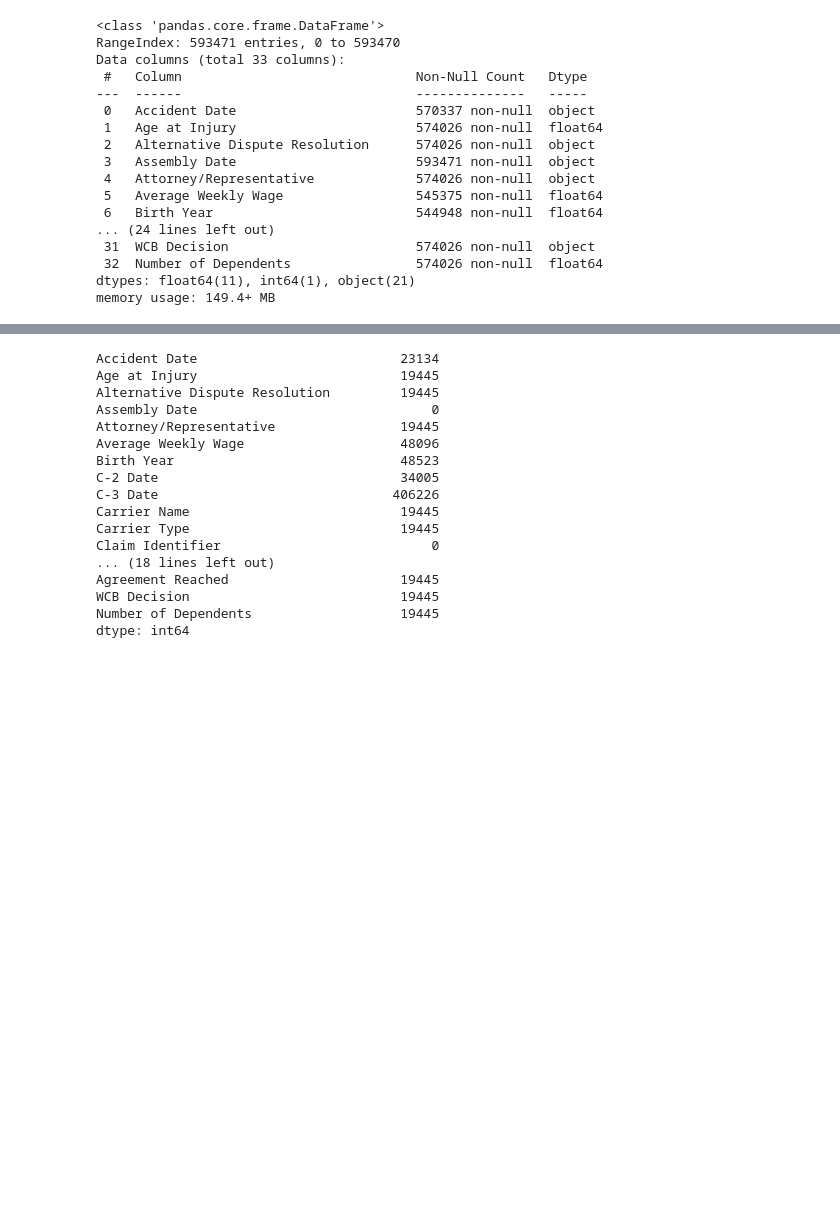
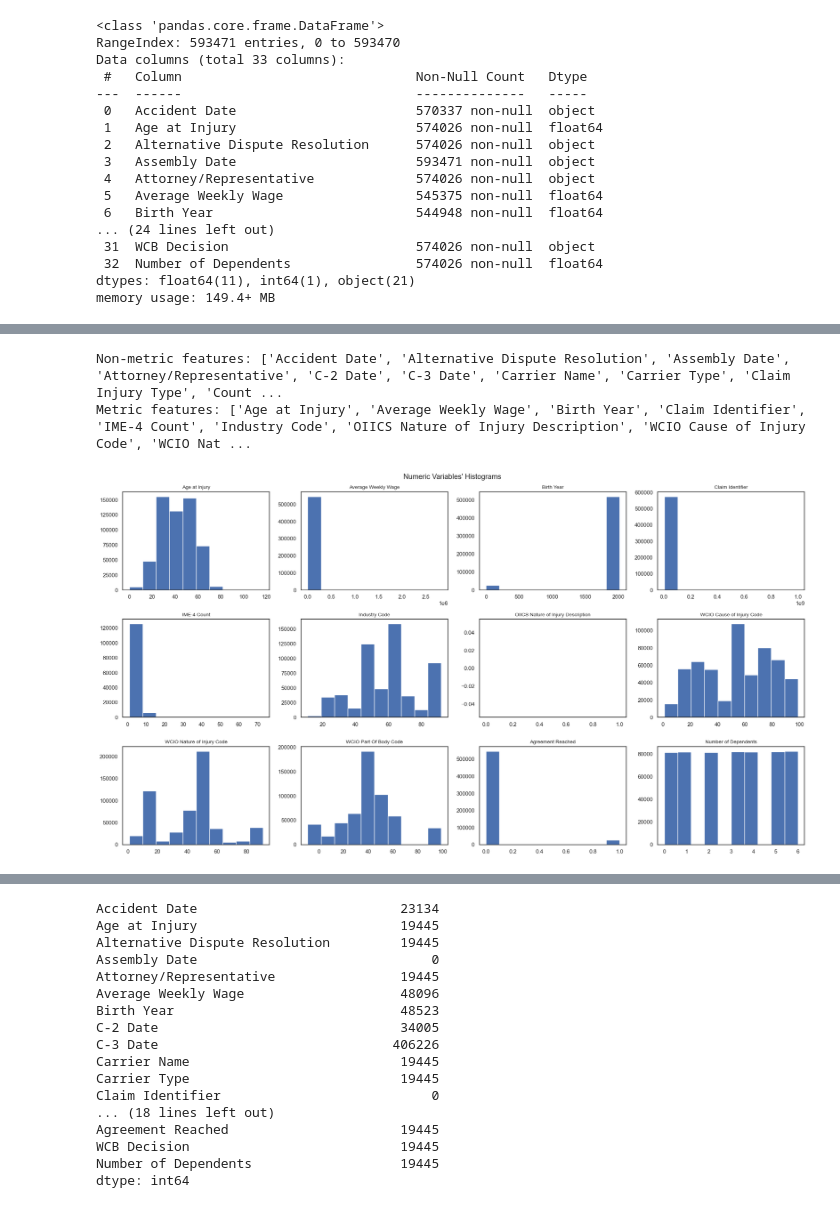
Before and after one commit to xandga/Machine_Learning_project, a Jupyter notebook: Deliverables/Notebook.ipynb, the cells around one changed output, grey strips where cells are left out. Cells and saved outputs as stored; diff of their text form; code cells hidden in the pictures; blank space fills up the shorter version.

```diff
--- a/Deliverables/Notebook.ipynb
+++ b/Deliverables/Notebook.ipynb
@@ -95,0 +157,12 @@ df_train['Average Weekly Wage'] = pd.to_numeric(df_train['Average Weekly Wage'],
+# %%
+# Define metric and non-metric features
+metric_features = df_train.select_dtypes(include=['number']).columns.tolist()
+non_metric_features = df_train.select_dtypes(exclude=['number']).columns.tolist()
+
+
+# Output the results
+print(f"Non-metric features: {non_metric_features}")
+print(f"Metric features: {metric_features}")
+# %% [output]
+Non-metric features: ['Accident Date', 'Alternative Dispute Resolution', 'Assembly Date', 'Attorney/Representative', 'C-2 Date', 'C-3 Date', 'Carrier Name', 'Carrier Type', 'Claim Injury Type', 'Count ...
+Metric features: ['Age at Injury', 'Average Weekly Wage', 'Birth Year', 'Claim Identifier', 'IME-4 Count', 'Industry Code', 'OIICS Nature of Injury Description', 'WCIO Cause of Injury Code', 'WCIO Nat ...
@@ -95,0 +171,41 @@ df_train['Average Weekly Wage'] = pd.to_numeric(df_train['Average Weekly Wage'],
+# %%
+# Plot ALL Numeric Variables' Histograms in one figure
+#this ignores the nan values
+
+sns.set_theme(style='white')
+
+# Calculate the number of rows and columns for a square matrix layout
+total_features = len(metric_features)
+sp_cols = math.ceil(math.sqrt(total_features))  # Columns based on the square root of total features
+sp_rows = math.ceil(total_features / sp_cols)   # Rows to accommodate all features
+
+# Prepare figure. Create individual axes where each histogram will be placed
+fig, axes = plt.subplots(sp_rows,
+                         sp_cols,
+                         figsize=(20, 11),
+                         tight_layout=True
+                        )
+
+# Plot data
+# Iterate across axes objects and associate each histogram (hint: use the ax.hist() instead of plt.hist()):
+# Plot data, ignoring NaN values for each feature
+for ax, feat in zip(axes.flatten(), metric_features):
+    ax.hist(df_train[feat].dropna())  # Use dropna() to exclude NaNs
+    ax.set_title(feat, fontsize=10)  # Title with a clean size
+
+# Remove empty subplots if there are more axes than features
+for ax in axes.flatten()[len(metric_features):]:
+    fig.delaxes(ax)
+
+# Layout
+title = "Numeric Variables' Histograms"
+plt.suptitle(title)
+
+# Save the figure
+# plt.savefig(os.path.join('..', 'figures', 'eda', 'numeric_variables_histograms.png'), dpi=200)
+
+plt.show()
+
+sns.set() ## Reset to darkgrid
+# %% [output]
+[figure, added]
```
Also changed, not shown: parts of 59 cells of this notebook.
